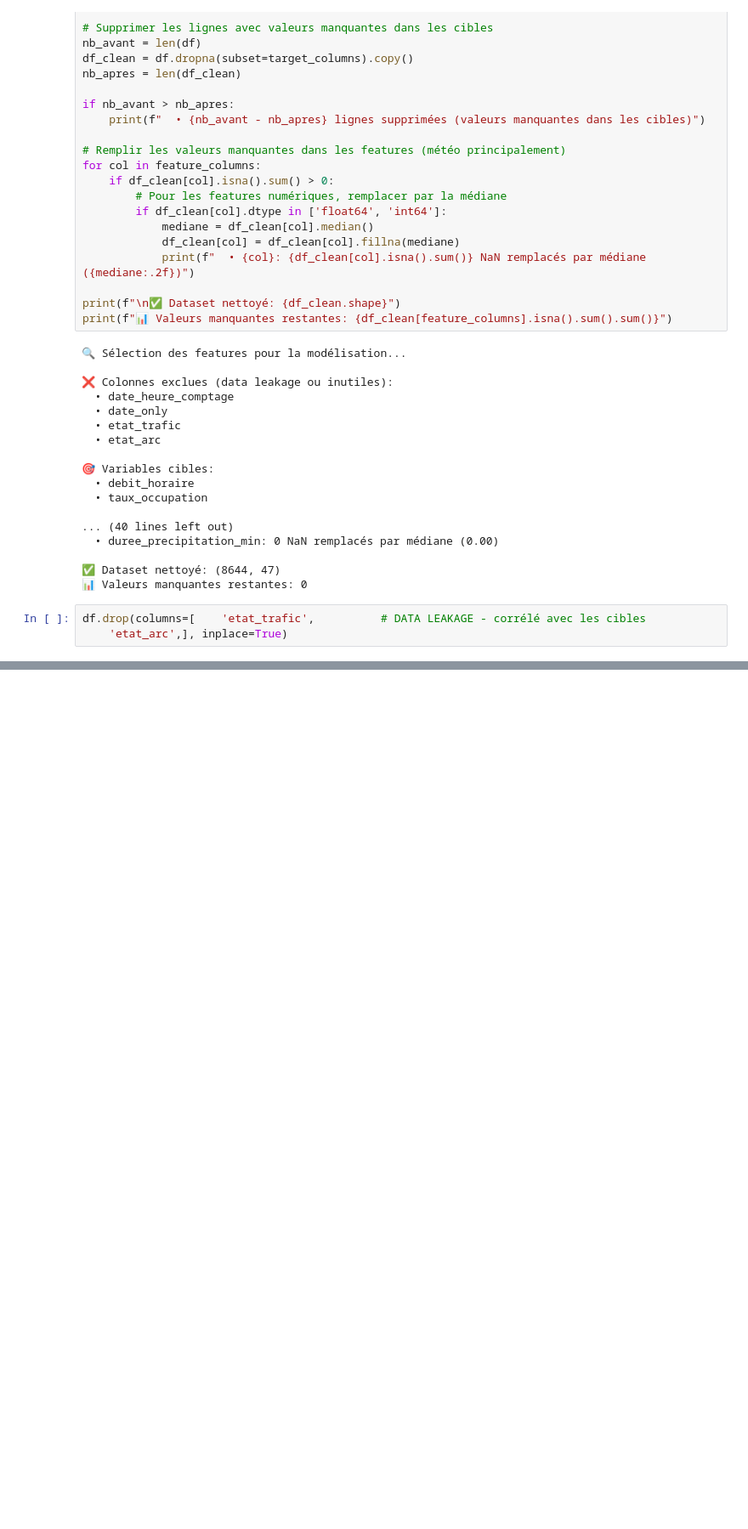
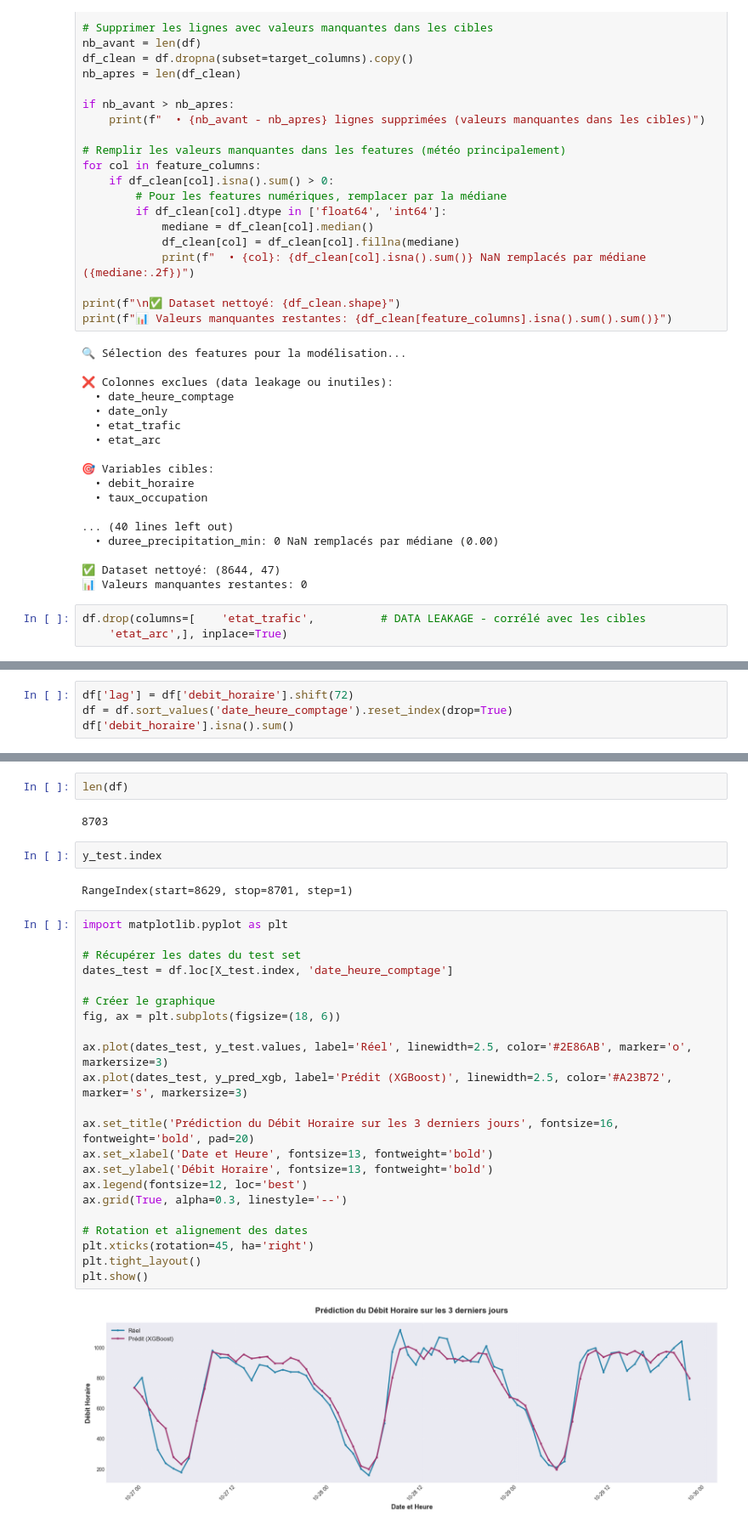
Before and after one commit to fracoo/trafic_prediction, a Jupyter notebook: model_training.ipynb, the cells around one changed output, grey strips where cells are left out. Shown at 85% size. Drawn from its saved outputs; the diff is of its cells as text; blank space fills up the shorter version.

Commit message:
prediction sur les 3 derniers jours avec RMSE 90 avec lag des données de y'a 3 jours

```diff
--- a/model_training.ipynb
+++ b/model_training.ipynb
@@ -361,0 +225,4 @@ Total features: 52
+# %%
+df['lag'] = df['debit_horaire'].shift(72)
+df = df.sort_values('date_heure_comptage').reset_index(drop=True)
+df['debit_horaire'].isna().sum()
@@ -401,3 +331,35 @@ print(f"  ✓ RMSE Train={rmse_xgb_train:.2f}")
+# %%
+len(df)
+# %% [output]
+8703
+# %%
+y_test.index
+# %% [output]
+RangeIndex(start=8629, stop=8701, step=1)
+# %%
+import matplotlib.pyplot as plt
+
+# Récupérer les dates du test set
+dates_test = df.loc[X_test.index, 'date_heure_comptage']
+
+# Créer le graphique
+fig, ax = plt.subplots(figsize=(18, 6))
+
+ax.plot(dates_test, y_test.values, label='Réel', linewidth=2.5, color='#2E86AB', marker='o', markersize=3)
+ax.plot(dates_test, y_pred_xgb, label='Prédit (XGBoost)', linewidth=2.5, color='#A23B72', marker='s', markersize=3)
+
+ax.set_title('Prédiction du Débit Horaire sur les 3 derniers jours', fontsize=16, fontweight='bold', pad=20)
+ax.set_xlabel('Date et Heure', fontsize=13, fontweight='bold')
+ax.set_ylabel('Débit Horaire', fontsize=13, fontweight='bold')
+ax.legend(fontsize=12, loc='best')
+ax.grid(True, alpha=0.3, linestyle='--')
+
+# Rotation et alignement des dates
+plt.xticks(rotation=45, ha='right')
+plt.tight_layout()
+plt.show()
+# %% [output]
+[figure, added]
 # %%
 from xgboost import XGBRegressor, callback
 from sklearn.metrics import mean_absolute_error, mean_squared_error, r2_score
```
Also changed, not shown: parts of 18 cells of this notebook.
